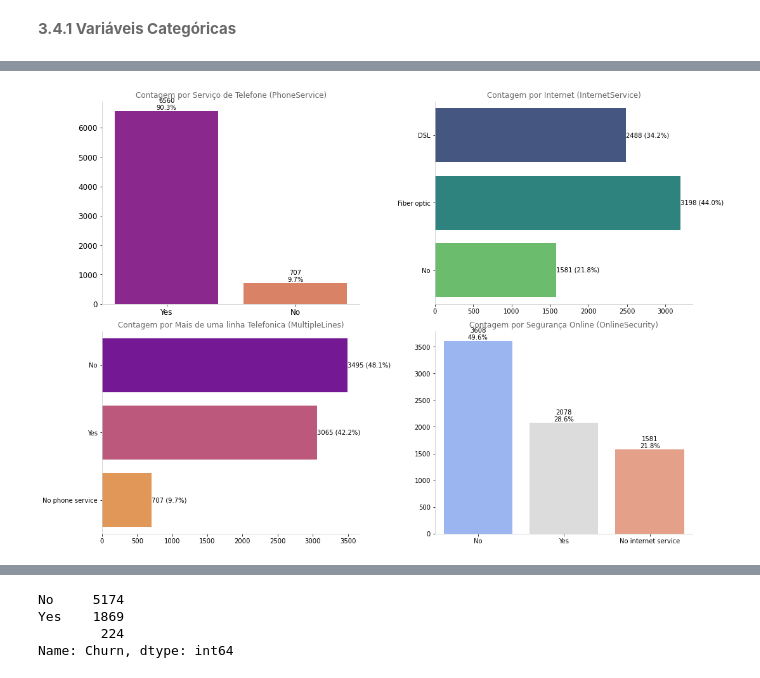
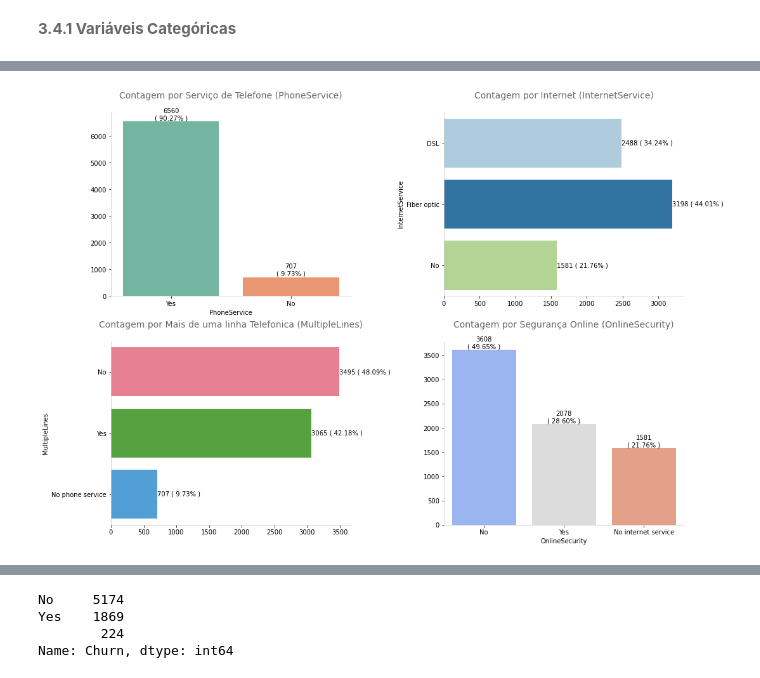
Before and after one commit to Joao-TheCosmosIsInfinite/alura-voz, a Jupyter notebook: Churn_Clientes.ipynb, the cells around one changed output, grey strips where cells are left out. Saved outputs shown, nothing was run; the diff lists cells and outputs as text; code cells hidden in the pictures.

```diff
--- a/Churn_Clientes.ipynb
+++ b/Churn_Clientes.ipynb
@@ -288,42 +285,40 @@ plt.show()
 # %%
 fig = plt.figure(constrained_layout=True, figsize=(15, 10))
 gs = GridSpec(2, 2, figure=fig)
 ax1 = fig.add_subplot(gs[0, 0])
 ax2 = fig.add_subplot(gs[1, 0])
 ax3 = fig.add_subplot(gs[0, 1])
 ax4 = fig.add_subplot(gs[1, 1])
 
 # Grafico 1
-single_countplot(df_spams, x='PhoneService', ax=ax1, order=False)
-ax1.tick_params(axis = 'both',
-               which = 'major',
-               labelsize = 12)
-
-ax1.set_title('Contagem por Serviço de Telefone (PhoneService)', size=12, color='dimgrey')
-ax1.set_ylabel('')
-ax1.set_xlabel('')
+bar_count_plot(df_spams,
+               x='PhoneService',
+               ax=ax1,
+               title='Contagem por Serviço de Telefone (PhoneService)',
+               palette='Set2')
 
 # Grafico 2
-single_countplot(df_spams, y='MultipleLines', ax=ax2, order=False)
-ax2.set_title('Contagem por Mais de uma linha Telefonica (MultipleLines)', size=12, color='dimgrey')
-ax2.set_ylabel('')
-ax2.set_xlabel('')
+bar_count_plot(df_spams,
+               y='MultipleLines',
+               ax=ax2,
+               title='Contagem por Mais de uma linha Telefonica (MultipleLines)')
 
 # Grafico 3
-single_countplot(df_spams, y='InternetService', ax=ax3, order=False, palette='viridis')
-ax3.set_title('Contagem por Internet (InternetService)', size=12, color='dimgrey')
-ax3.set_ylabel('')
-ax3.set_xlabel('')
+bar_count_plot(df_spams,
+               y='InternetService',
+               ax=ax3,
+               title='Contagem por Internet (InternetService)',
+               palette='Paired')
 
 # Grafico 3
-single_countplot(df_spams, x='OnlineSecurity', ax=ax4, order=True, palette='coolwarm')
-ax4.set_title('Contagem por Segurança Online (OnlineSecurity)', size=12, color='dimgrey')
-ax4.set_ylabel('')
-ax4.set_xlabel('')
-
+bar_count_plot(df_spams,
+               x='OnlineSecurity',
+               ax=ax4,
+               title='Contagem por Segurança Online (OnlineSecurity)',
+               palette='coolwarm')
 plt.show()
 # %% [output]
-[figure, old version]
+[figure, new version]
 # %%
 fig = plt.figure(constrained_layout=True, figsize=(15, 10))
 gs = GridSpec(2, 2, figure=fig)
```
Also changed, not shown: parts of 10 cells of this notebook, 1 other file.
